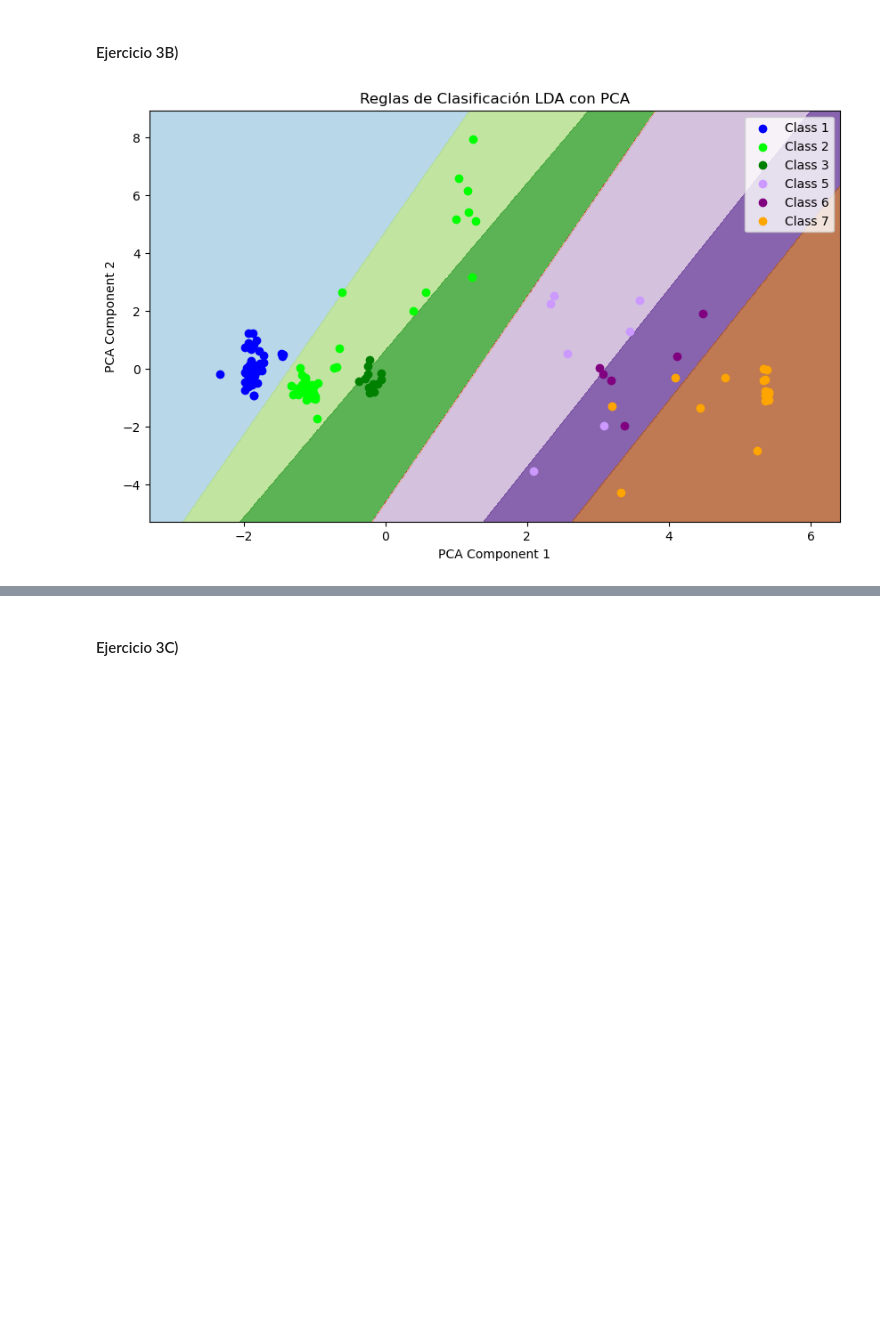
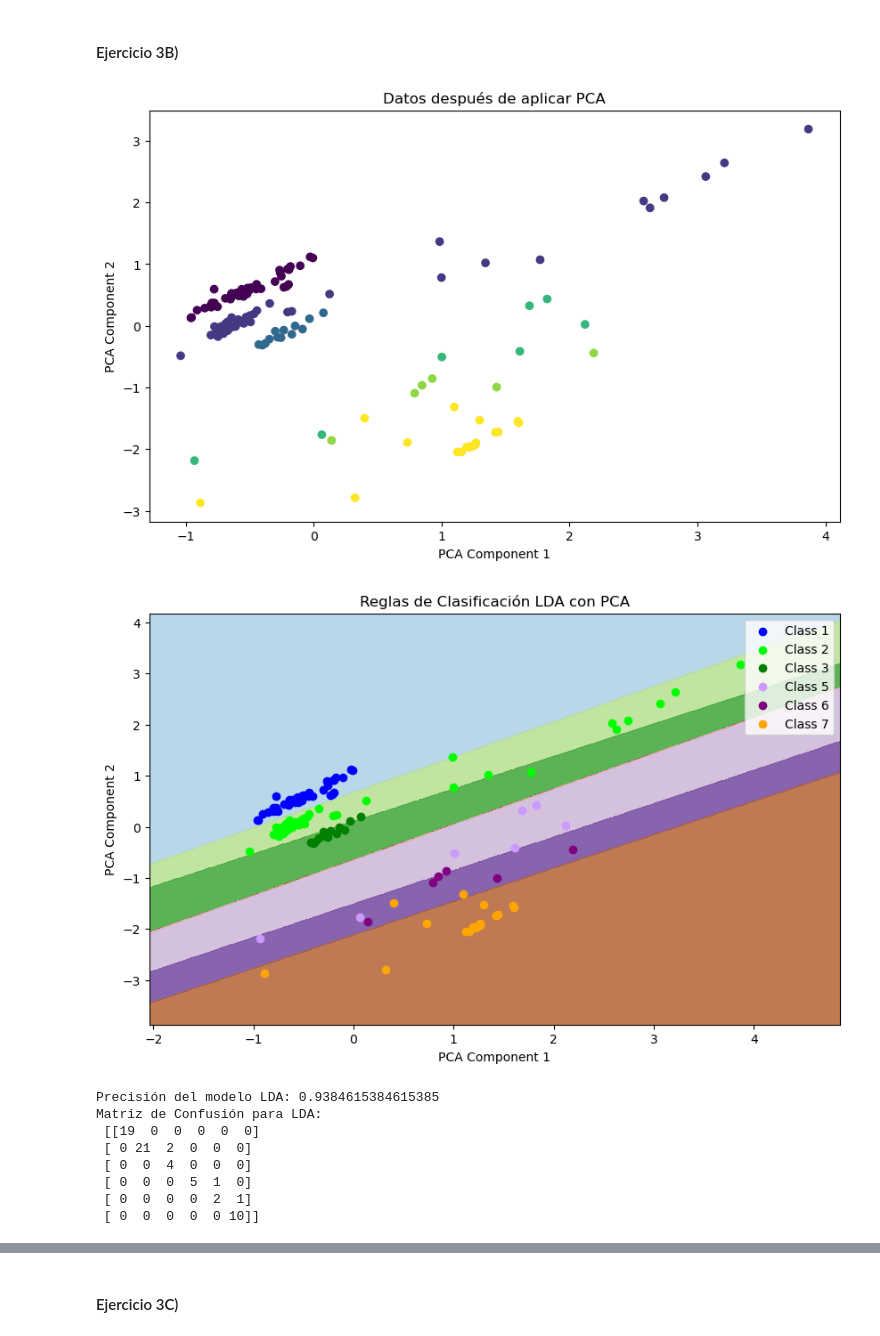
Before and after one commit to Seva41/Tareas_ING560, a Jupyter notebook: clust_v3.ipynb, the cells around one changed output, grey strips where cells are left out. Drawn from its saved outputs; the diff is of its cells as text; code cells hidden in the pictures; blank space fills up the shorter version.

```diff
--- a/clust_v3.ipynb
+++ b/clust_v3.ipynb
@@ -42,50 +42,84 @@ plt.show()
 # %% [markdown]
 #### Ejercicio 3B)
 # %%
+from sklearn.preprocessing import StandardScaler
 from sklearn.decomposition import PCA
 from sklearn.model_selection import train_test_split
 from sklearn.discriminant_analysis import LinearDiscriminantAnalysis
+from sklearn.metrics import accuracy_score, confusion_matrix
 import numpy as np
 import matplotlib.pyplot as plt
 
 # Dividir el conjunto de datos en entrenamiento y prueba
-X_train, X_test, y_train, y_test = train_test_split(X, y, test_size=0.3, random_state=42)
+X_train, X_test, y_train, y_test = train_test_split(X, y, test_size=0.3, random_state=42) # Tamaño de prueba 30% del conjunto de datos
+
+# Estandarizar los datos
+scaler = StandardScaler()
+X_train_std = scaler.fit_transform(X_train)
+X_test_std = scaler.transform(X_test)
 
 # Reducción de dimensionalidad con PCA
-pca = PCA(n_components=2)  # Cambia el número de componentes según sea necesario
-X_train_pca = pca.fit_transform(X_train)
-X_test_pca = pca.transform(X_test)
+pca = PCA(n_components=2)
+X_train_pca = pca.fit_transform(X_train_std)
+X_test_pca = pca.transform(X_test_std)
+
+# Graficar los datos después de aplicar PCA
+plt.figure(figsize=(10, 6))
+plt.scatter(X_train_pca[:, 0], X_train_pca[:, 1], c=y_train['Type_of_glass'], cmap='viridis')
+plt.xlabel('PCA Component 1')
+plt.ylabel('PCA Component 2')
+plt.title('Datos después de aplicar PCA')
+plt.show()
 
 # Entrenar el modelo LDA con PCA
 lda_pca = LinearDiscriminantAnalysis()
 lda_pca.fit(X_train_pca, y_train)
+
+# Predecir etiquetas de clase para el conjunto de prueba
+y_pred_lda = lda_pca.predict(X_test_pca)
+
+# Calcular precisión y matriz de confusión para LDA
+accuracy_lda = accuracy_score(y_test, y_pred_lda)
+confusion_matrix_lda = confusion_matrix(y_test, y_pred_lda)
 
 # Visualización de las regiones de decisión
 x_min, x_max = X_train_pca[:, 0].min() - 1, X_train_pca[:, 0].max() + 1
 y_min, y_max = X_train_pca[:, 1].min() - 1, X_train_pca[:, 1].max() + 1
 
 xx, yy = np.meshgrid(np.arange(x_min, x_max, 0.01), np.arange(y_min, y_max, 0.01))
 Z = lda_pca.predict(np.c_[xx.ravel(), yy.ravel()])
 Z = Z.reshape(xx.shape)
 
 # Mapear colores para las clases
 class_colors = {1: 'blue', 2: (0.0, 1.0, 0.0), 3: 'green', 5: (0.8, 0.6, 1.0), 6: 'purple', 7: 'orange'}
-
 
 plt.figure(figsize=(10, 6))
 plt.contourf(xx, yy, Z, alpha=0.8, cmap=plt.cm.Paired)
 
 # Dibujar puntos con colores consistentes
 unique_classes = np.unique(y_train)
 for class_label in unique_classes:
     class_mask = (y_train['Type_of_glass'] == class_label)
     plt.scatter(X_train_pca[class_mask, 0], X_train_pca[class_mask, 1], c=class_colors[class_label], label=f'Class {class_label}')
 
 plt.xlabel('PCA Component 1')
 plt.ylabel('PCA Component 2')
 plt.title('Reglas de Clasificación LDA con PCA')
 plt.legend()
 plt.show()
+
+# Imprimir métricas para LDA
+print("Precisión del modelo LDA:", accuracy_lda)
+print("Matriz de Confusión para LDA:\n", confusion_matrix_lda)
 # %% [output]
-[figure, old version]
+[figure, new version]
+[figure, added]
+Precisión del modelo LDA: 0.9384615384615385
+Matriz de Confusión para LDA:
+ [[19  0  0  0  0  0]
+ [ 0 21  2  0  0  0]
+ [ 0  0  4  0  0  0]
+ [ 0  0  0  5  1  0]
+ [ 0  0  0  0  2  1]
+ [ 0  0  0  0  0 10]]
 # %% [markdown]
```
Also changed, not shown: parts of 3 cells of this notebook.
